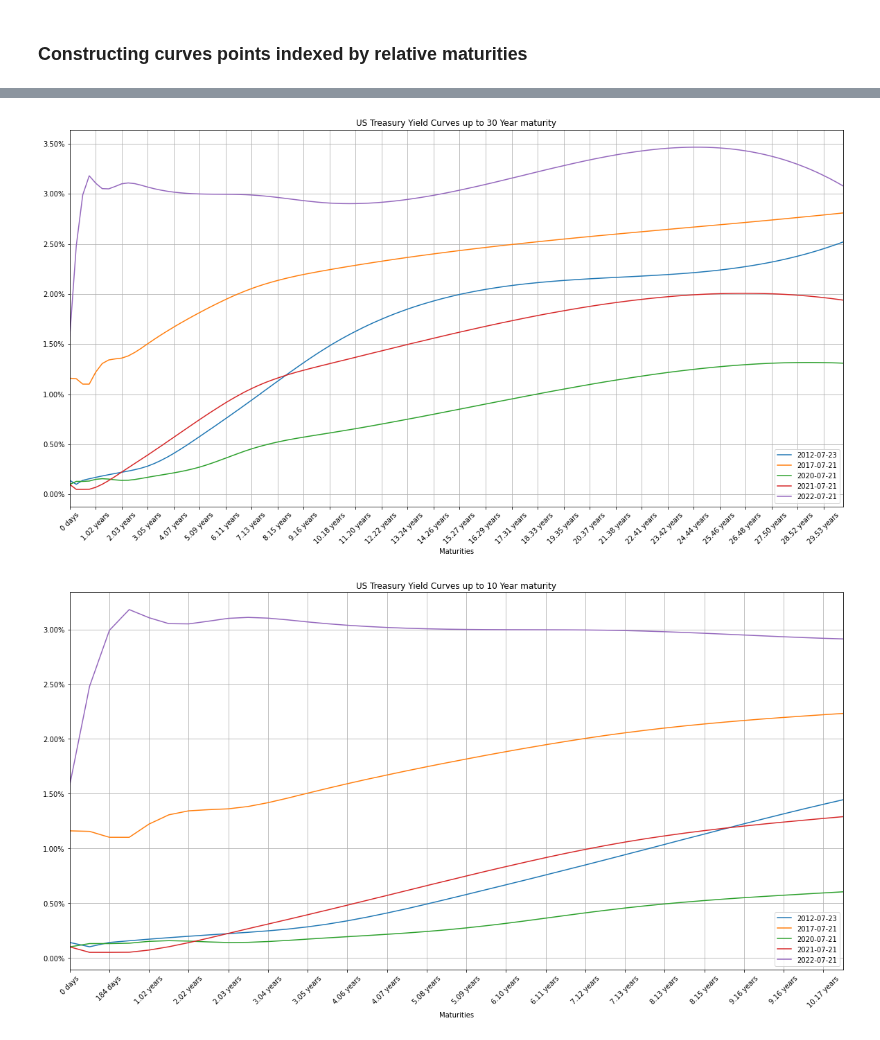
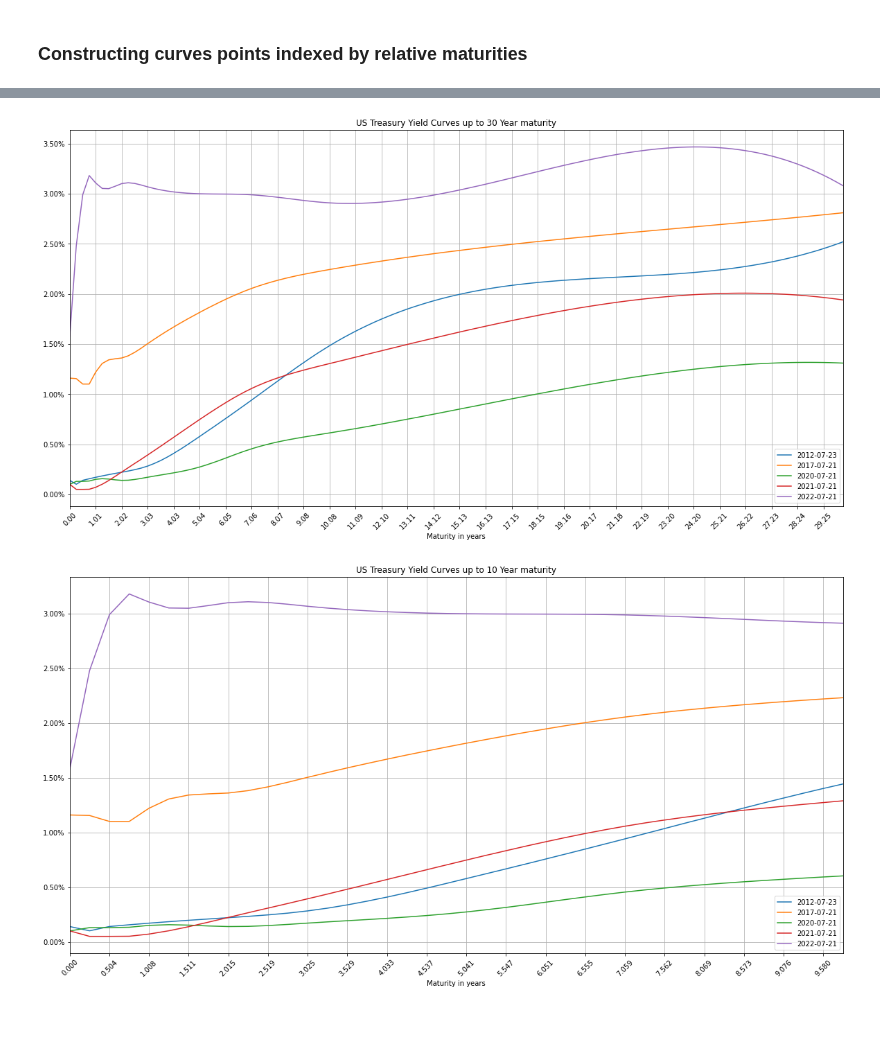
Before and after one commit to ilchen/RMaFI, a Jupyter notebook: ch09.ipynb, the cells around one changed output, grey strips where cells are left out. Drawn from its saved outputs; the diff is of its cells as text; code cells hidden in the pictures.

Commit message:
Improved interpolation in YieldCurve class

```diff
--- a/ch09.ipynb
+++ b/ch09.ipynb
@@ -68,23 +68,20 @@ _ = ax.set_xticklabels(list(map(lambda x: x.strftime('%Y-%m'), curve_points.inde
 ### Constructing curves points indexed by relative maturities
 # %%
 # Construct curve points indexed by maturities
-curve_points = curve.get_curve_points_indexed_by_maturities(120)
+curve_points = curve.get_curve_points_indexed_by_maturities(120, maturityRepr=curves.MaturityRepresentation.YEARS)
 curve_points_1_year_ago = curve_1_year_ago.get_curve_points_indexed_by_maturities(120)
 curve_points_2_years_ago = curve_2_years_ago.get_curve_points_indexed_by_maturities(120)
 curve_points_5_years_ago = curve_5_years_ago.get_curve_points_indexed_by_maturities(120)
 curve_points_10_years_ago = curve_10_years_ago.get_curve_points_indexed_by_maturities(120)
 
-# Change index values from Timedeltas into integers representing days
-curve_points = curve_points.set_axis(curve_points.index.days)
-
 # Ensure they have the same index, a difference of +- 1-2 business days max
-curve_points_1_years_ago = curve_points_1_year_ago.set_axis(curve_points.index)
+curve_points_1_year_ago = curve_points_1_year_ago.set_axis(curve_points.index)
 curve_points_2_years_ago = curve_points_2_years_ago.set_axis(curve_points.index)
 curve_points_5_years_ago = curve_points_5_years_ago.set_axis(curve_points.index)
 curve_points_10_years_ago = curve_points_10_years_ago.set_axis(curve_points.index)
 
 df = pd.DataFrame([curve_points_10_years_ago, curve_points_5_years_ago, curve_points_2_years_ago,
-                   curve_points_1_years_ago, curve_points]).transpose()
+                   curve_points_1_year_ago, curve_points]).transpose()
 # %%
 df
 # %% [output]
@@ -104,19 +101,15 @@ df
 # %%
 ax = df.plot(figsize=(20,10), grid=True, title='US Treasury Yield Curves up to 30 Year maturity',
              xlim=(curve_points.index[0], curve_points.index[-1]),
-             xticks=curve_points.index[::4], xlabel='Maturities', rot=45)
+             xticks=curve_points.index[::4], xlabel='Maturity in years', rot=45)
 ax.yaxis.set_major_formatter(mtick.PercentFormatter())
-_ = ax.set_xticklabels(
-    list(map(lambda x: '%.2f years' % (x/365. + x%365/365.) if x > 365 else str(x) + ' days', curve_points.index[::4])))
 # %% [output]
-[figure, old version]
+[figure, new version]
 # %%
 df_10_years = df.iloc[:40]
 ax = df_10_years.plot(figsize=(20,10), grid=True, title='US Treasury Yield Curves up to 10 Year maturity',
              xlim=(df_10_years.index[0], df_10_years.index[-1]),
-             xticks=df_10_years.index[::2], xlabel='Maturities', rot=45)
+             xticks=df_10_years.index[::2], xlabel='Maturity in years', rot=45)
 ax.yaxis.set_major_formatter(mtick.PercentFormatter())
-_ = ax.set_xticklabels(
-    list(map(lambda x: '%.2f years' % (x/365. + x%365/365.) if x > 365 else str(x) + ' days', df_10_years.index[::2])))
 # %% [output]
-[figure, old version]
+[figure, new version]
```
Also changed, not shown: parts of 1 cell of this notebook, 1 other file.
